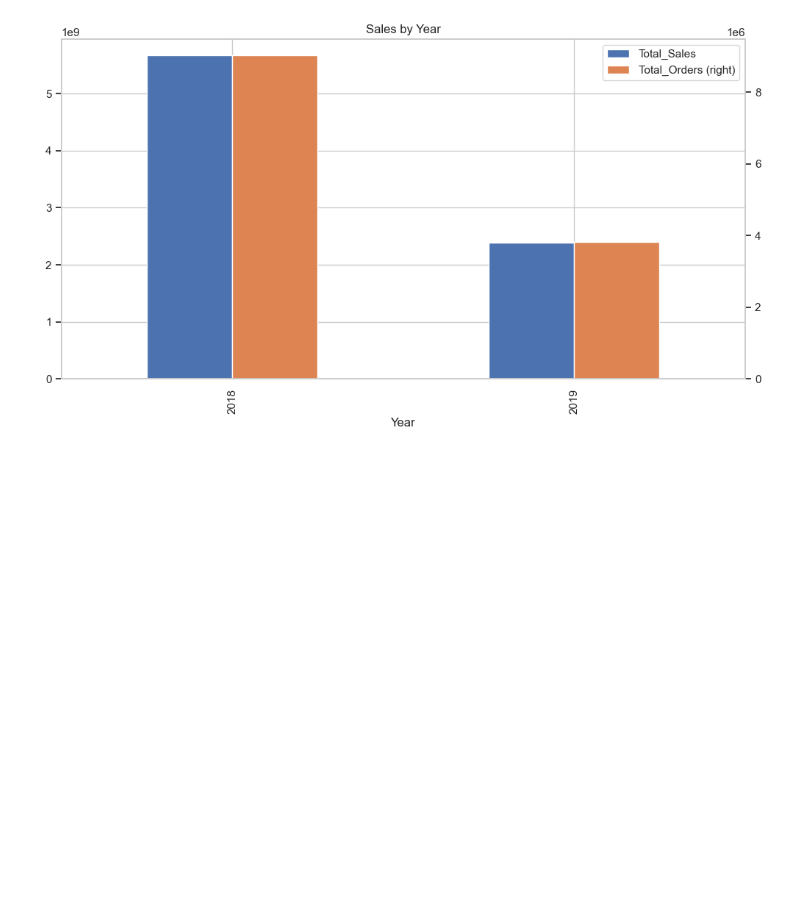
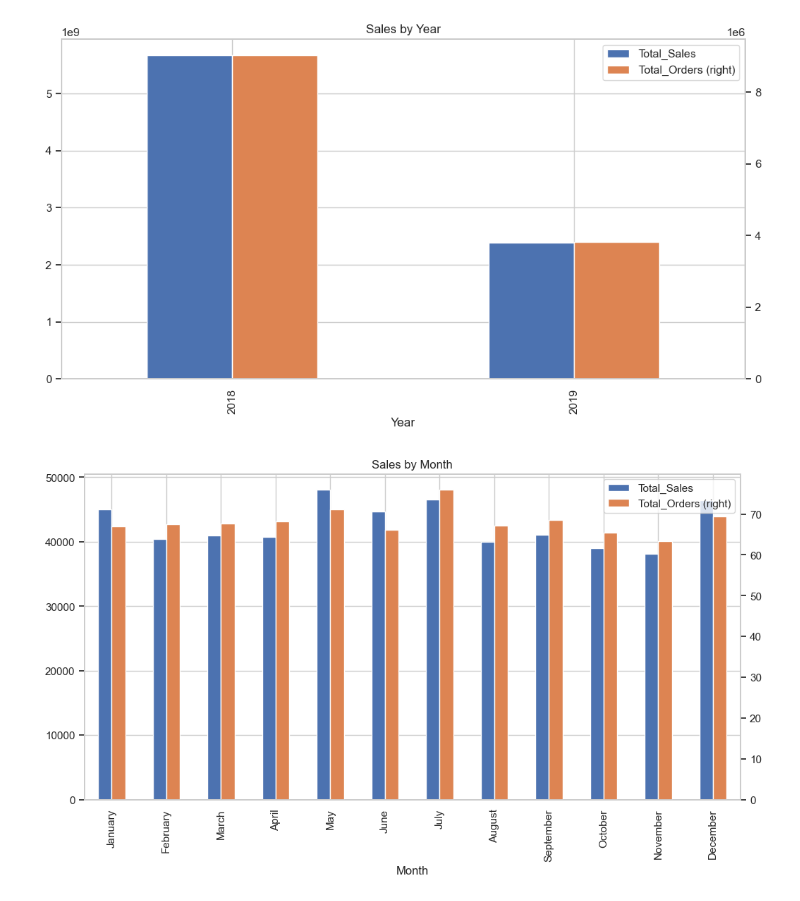
Before and after one commit to gautamnaik1994/SalesForecasting_ML_CaseStudy, a Jupyter notebook: notebooks/eda/02.EDA.ipynb, the cells around one changed output. Cells and saved outputs as stored; diff of their text form; code cells hidden in the pictures; blank space fills up the shorter version.

Commit message:
added some plots

```diff
--- a/notebooks/eda/02.EDA.ipynb
+++ b/notebooks/eda/02.EDA.ipynb
@@ -209,3 +226,9 @@ db.sql("""
 """).df().plot(kind='bar', x='Year', y=['Total_Sales', 'Total_Orders'], figsize=(12, 6), title='Sales by Year', secondary_y='Total_Orders');
 # %% [output]
 [figure]
+# %%
+db.sql("""
+    select Month, round(avg(Sales),0) as Total_Sales, avg("Order") as Total_Orders from df group by Month, month(Date) order by month(Date)
+""").df().plot(kind='bar', x='Month', y=['Total_Sales', 'Total_Orders'], figsize=(12, 6), title='Sales by Month', secondary_y='Total_Orders');
+# %% [output]
+[figure, added]
```
Also changed, not shown: parts of 5 cells of this notebook.
